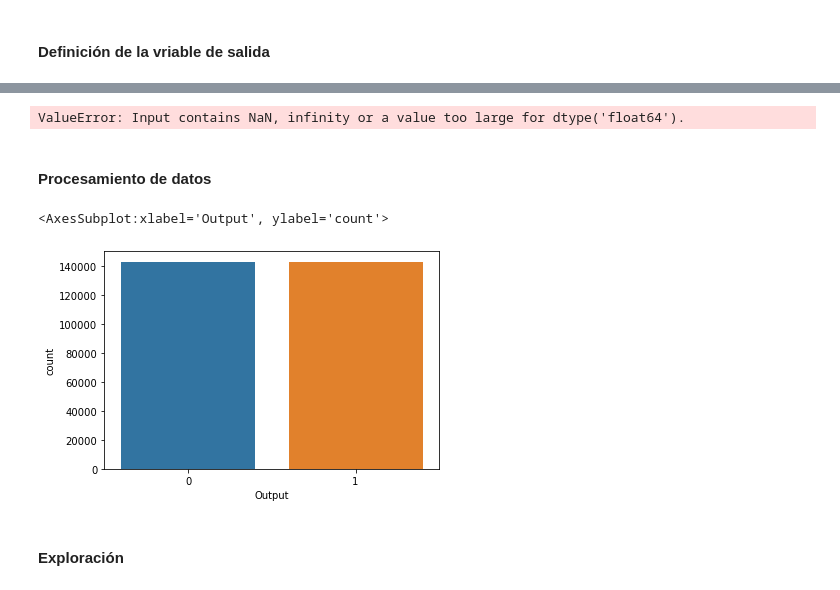
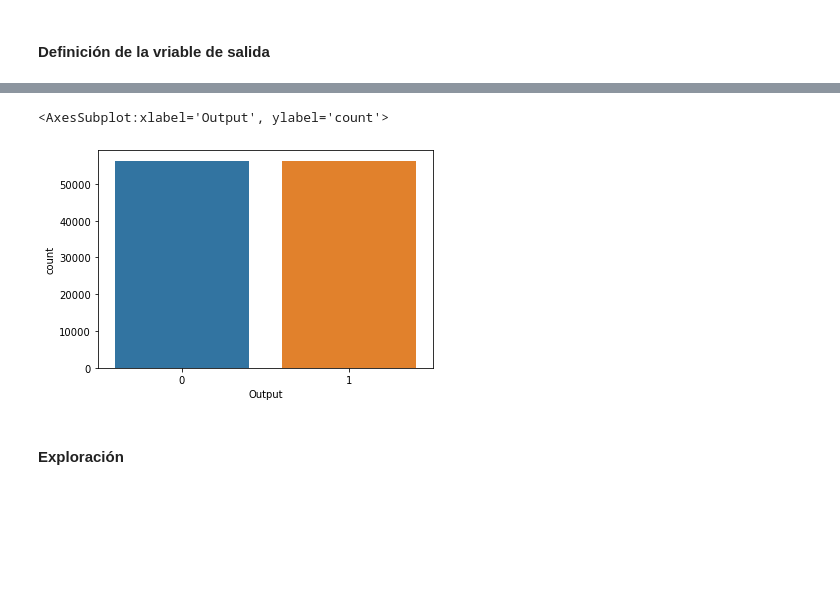
Before and after one commit to malvarezg1/BI, a Jupyter notebook: Proyecto 1/Proyecto 1- NLP.ipynb, the cells around one changed output, grey strips where cells are left out. Cells and saved outputs as stored; diff of their text form; code cells hidden in the pictures; blank space fills up the shorter version.

```diff
--- a/Proyecto 1/Proyecto 1- NLP.ipynb
+++ b/Proyecto 1/Proyecto 1- NLP.ipynb
@@ -78,5 +140,8 @@ See the caveats in the documentation: https://pandas.pydata.org/pandas-docs/stab
 # %% [markdown]
 #### Análisis de los datos
+# %%
+data= pd.read_csv('data/dataNLP05.csv', index_col=0)
+data = data.dropna()
 # %% [markdown]
  Distribución de la tasa de postividad en helpfull
 # %%
@@ -86,6 +151,6 @@ sns.displot(data["Helpful Rate"],bins = 10).set(title="Distribución del helpful
 # %% [markdown]
 #### Definición  de la vriable de salida
 # %%
-data["Output"] = np.where(data["Helpful Rate"] >= 0.9,1, 0)
+data["Output"] = np.where(data["Helpful Rate"] >= 0.5,1, 0)
 sns.countplot(x="Output", data=data);
 # %% [output]
@@ -100,9 +157,0 @@ See the caveats in the documentation: https://pandas.pydata.org/pandas-docs/stab
-# %%
-df = data[["Output", "reviewText"]]
-df = df.reset_index()
-df = df.drop(columns=["index"])
-df = df.dropna()
-# %% [output]
-ValueError: Input contains NaN, infinity or a value too large for dtype('float64').
-# %% [markdown]
-#### Procesamiento de datos
@@ -146,9 +158,9 @@ df.head(10)
 # %%
 undersample = RandomUnderSampler(sampling_strategy='majority')
-y = df['Output']
-X = df['CleanText'].values.reshape(-1, 1)
+y = data['Output']
+X = data['CleanText'].values.reshape(-1, 1)
 X_under, y_under = undersample.fit_resample(X, y)
-sns.countplot(x=y_under)
+sns.countplot(x=y_under);
 # %% [output]
 <AxesSubplot:xlabel='Output', ylabel='count'>
-[figure, old version]
+[figure, new version]
```
Also changed, not shown: parts of 36 cells of this notebook.
